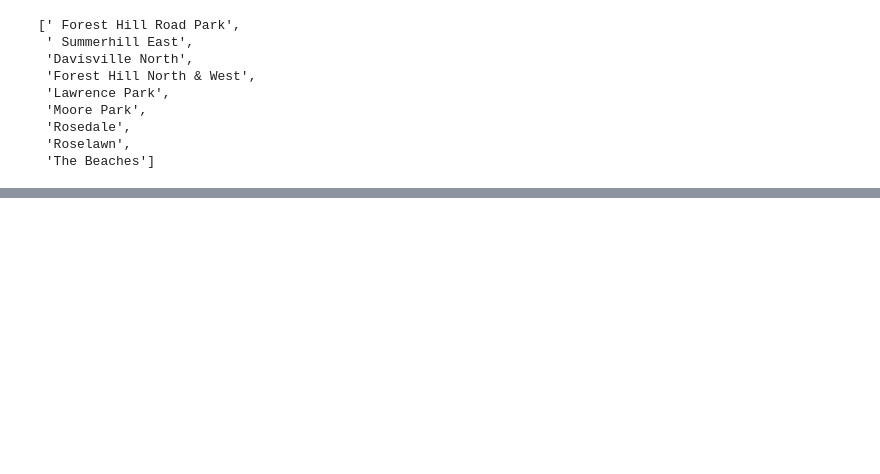
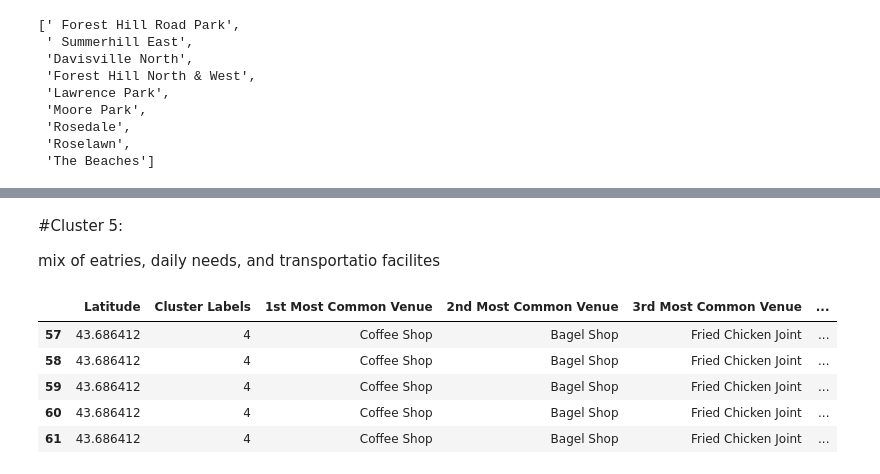
Before and after one commit to parag-ghungrudkar/Battle_of_neighborhoods_coursera, a Jupyter notebook: Coursera_capstone_project.ipynb, the cells around one changed output, grey strips where cells are left out. Drawn from its saved outputs; the diff is of its cells as text; code cells hidden in the pictures; blank space fills up the shorter version.

```diff
--- a/Coursera_capstone_project.ipynb
+++ b/Coursera_capstone_project.ipynb
@@ -628,2 +683,13 @@ toronto_merged.loc[toronto_merged['Cluster Labels'] == 3, toronto_merged.columns
+# %% [markdown]
+#Cluster 5:
+
+mix of eatries, daily needs, and transportatio facilites
 # %%
-toronto_merged.loc[toronto_merged['Cluster Labels'] == 4,toronto_merged.columns[[1] + list(range(5, toronto.shape[1]))]]
+toronto_merged.loc[toronto_merged['Cluster Labels'] == 4,toronto_merged.columns[[1] + list(range(5, toronto_merged.shape[1]))]]
+# %% [output]
+|  | Latitude | Cluster Labels | 1st Most Common Venue | 2nd Most Common Venue | 3rd Most Common Venue | ... |
+| 57 | 43.686412 | 4 | Coffee Shop | Bagel Shop | Fried Chicken Joint | ... |
+| 58 | 43.686412 | 4 | Coffee Shop | Bagel Shop | Fried Chicken Joint | ... |
+| 59 | 43.686412 | 4 | Coffee Shop | Bagel Shop | Fried Chicken Joint | ... |
+| 60 | 43.686412 | 4 | Coffee Shop | Bagel Shop | Fried Chicken Joint | ... |
+| 61 | 43.686412 | 4 | Coffee Shop | Bagel Shop | Fried Chicken Joint | ... |
```
Also changed, not shown: parts of 25 cells of this notebook.
